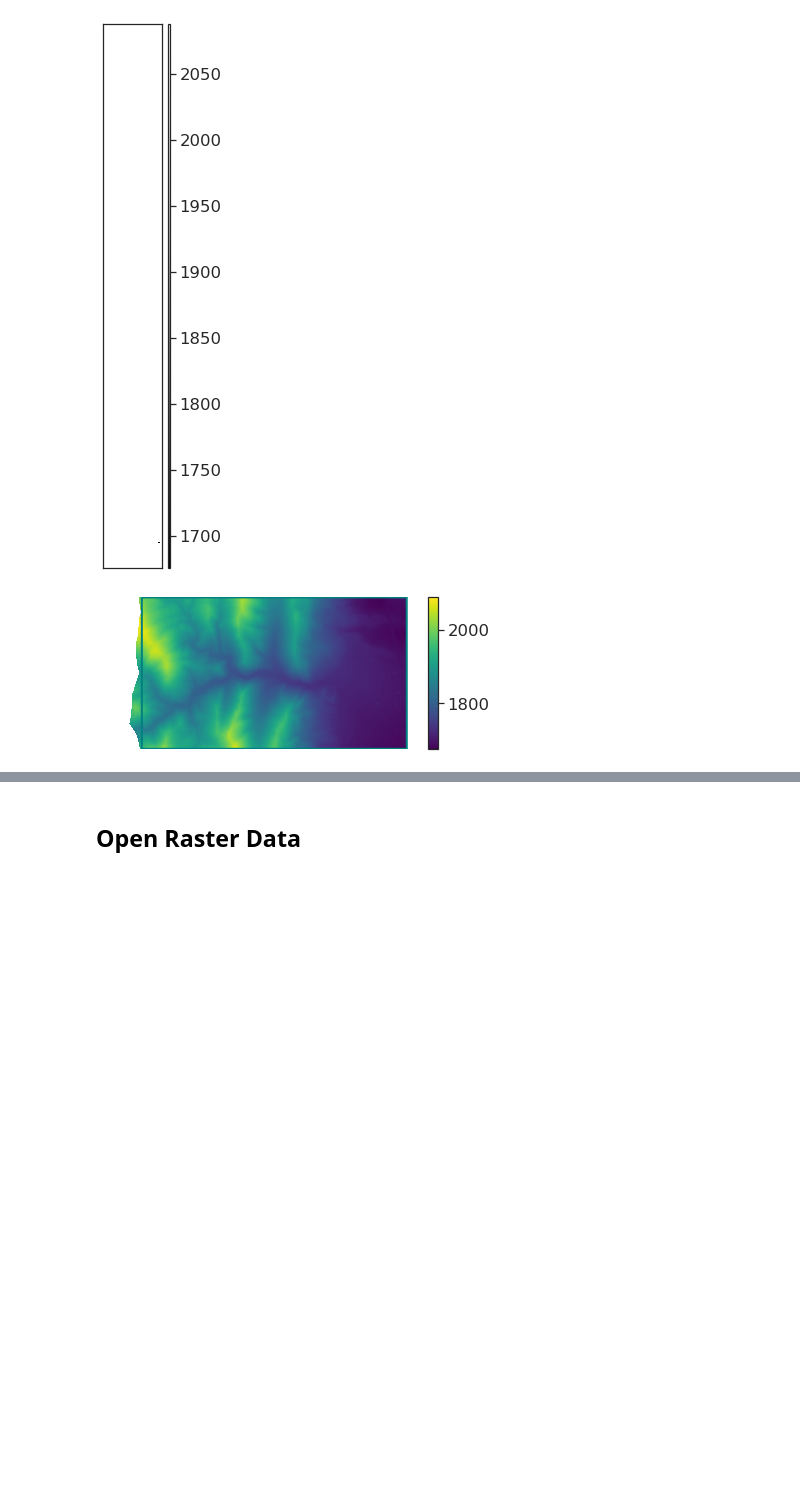
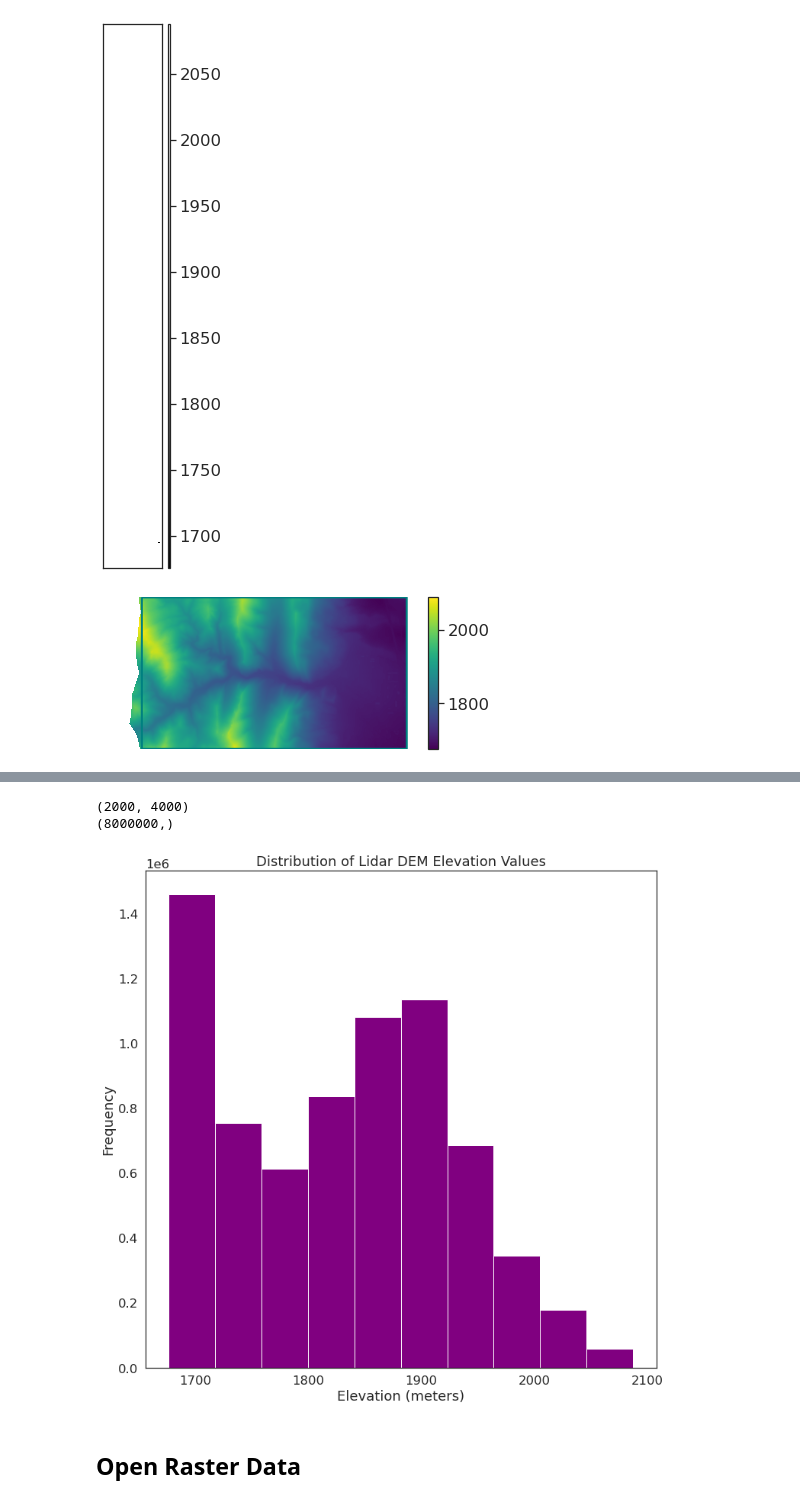
Before and after one commit to Natz12/GIS, a Jupyter notebook: 3-intro-raster-data.ipynb, the cells around one changed output, grey strips where cells are left out. Drawn from its saved outputs; the diff is of its cells as text; code cells hidden in the pictures; blank space fills up the shorter version.

Commit message:
3 plot raster histograms

```diff
--- a/3-intro-raster-data.ipynb
+++ b/3-intro-raster-data.ipynb
@@ -268,2 +289,32 @@ plt.show()
+# %%
+# Get data and set wd
+et.data.get_data("colorado-flood")
+os.chdir(os.path.join(et.io.HOME, 'earth-analytics'))
+
+# Define relative path to file
+lidar_dem_path = os.path.join("data", "colorado-flood", "spatial",
+                              "boulder-leehill-rd", "pre-flood", "lidar",
+                              "pre_DTM.tif")
+
+# Open data and assign negative values to nan
+with rio.open(lidar_dem_path) as src:
+    lidar_dem_im = src.read(1, masked=True)
+
+# View object dimensions
+print(lidar_dem_im.shape)
+
+# The .ravel method turns an 2-D numpy array into a 1-D vector
+print(lidar_dem_im.ravel().shape)
+
+ep.hist(lidar_dem_im, colors=['purple'],
+        title="Distribution of Lidar DEM Elevation Values",
+        xlabel='Elevation (meters)',
+        ylabel='Frequency',
+        bins = 10)
+plt.show()
+# %% [output]
+(2000, 4000)
+(8000000,)
+[figure, added]
 # %% [markdown]
 ## Open Raster Data
```
Also changed, not shown: parts of 1 cell of this notebook.
